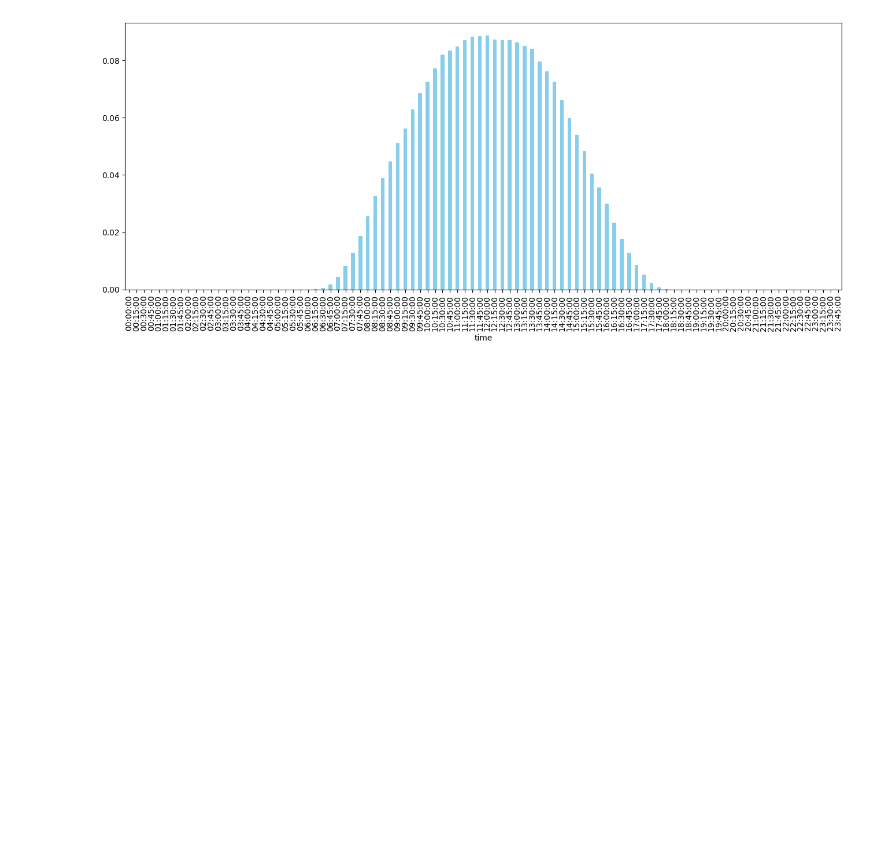
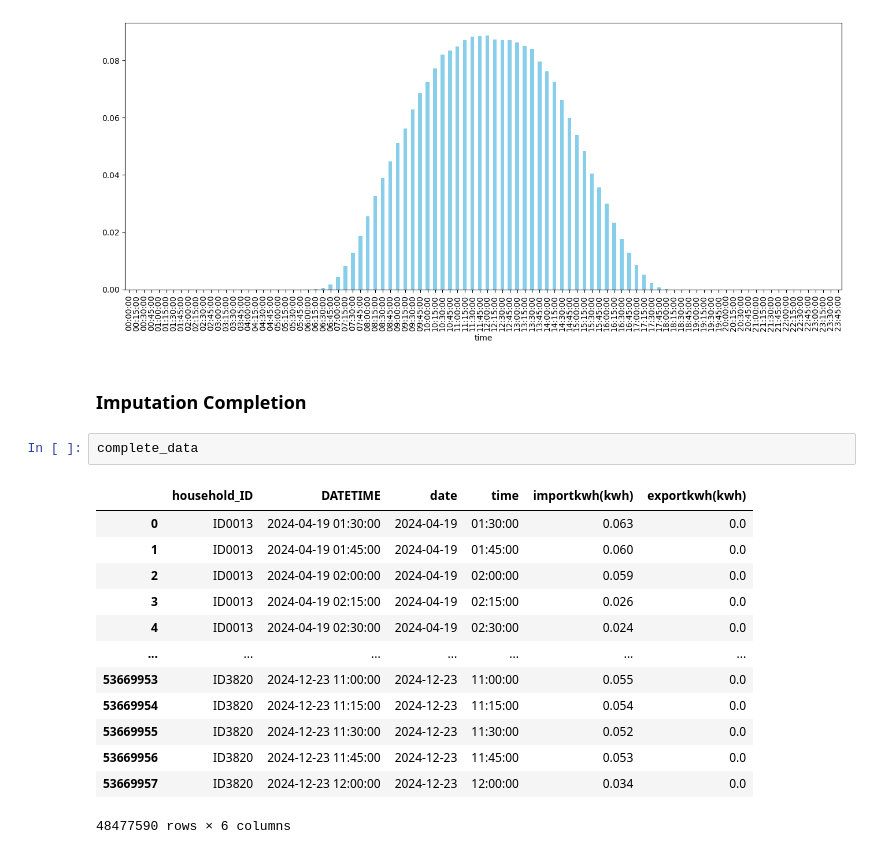
Before and after one commit to LIRNEasia/SL_electricity_consumption, a Jupyter notebook: notebooks/imputing_smart_meter_data.ipynb, the cells around one changed output. Drawn from its saved outputs; the diff is of its cells as text; blank space fills up the shorter version.

```diff
--- a/notebooks/imputing_smart_meter_data.ipynb
+++ b/notebooks/imputing_smart_meter_data.ipynb
@@ -262,6 +278,24 @@ daily_export.plot( kind='bar', color='skyblue')
 # %% [output]
 <Axes: xlabel='time'>
 [figure]
+# %% [markdown]
+### Imputation Completion
+# %%
+complete_data
+# %% [output]
+|  | household_ID | DATETIME | date | time | importkwh(kwh) | exportkwh(kwh) |
+| 0 | ID0013 | 2024-04-19 01:30:00 | 2024-04-19 | 01:30:00 | 0.063 | 0.0 |
+| 1 | ID0013 | 2024-04-19 01:45:00 | 2024-04-19 | 01:45:00 | 0.060 | 0.0 |
+| 2 | ID0013 | 2024-04-19 02:00:00 | 2024-04-19 | 02:00:00 | 0.059 | 0.0 |
+| 3 | ID0013 | 2024-04-19 02:15:00 | 2024-04-19 | 02:15:00 | 0.026 | 0.0 |
+| 4 | ID0013 | 2024-04-19 02:30:00 | 2024-04-19 | 02:30:00 | 0.024 | 0.0 |
+| ... | ... | ... | ... | ... | ... | ... |
+| 53669953 | ID3820 | 2024-12-23 11:00:00 | 2024-12-23 | 11:00:00 | 0.055 | 0.0 |
+| 53669954 | ID3820 | 2024-12-23 11:15:00 | 2024-12-23 | 11:15:00 | 0.054 | 0.0 |
+| 53669955 | ID3820 | 2024-12-23 11:30:00 | 2024-12-23 | 11:30:00 | 0.052 | 0.0 |
+| 53669956 | ID3820 | 2024-12-23 11:45:00 | 2024-12-23 | 11:45:00 | 0.053 | 0.0 |
+| 53669957 | ID3820 | 2024-12-23 12:00:00 | 2024-12-23 | 12:00:00 | 0.034 | 0.0 |
+48477590 rows × 6 columns
 # %%
 plt.figure(figsize=(12, 6))
 sns.kdeplot(all_data_filtered['DATETIME'].dropna(), fill=True, color='blue', bw_adjust=0.5)
```
Also changed, not shown: parts of 4 cells of this notebook.
